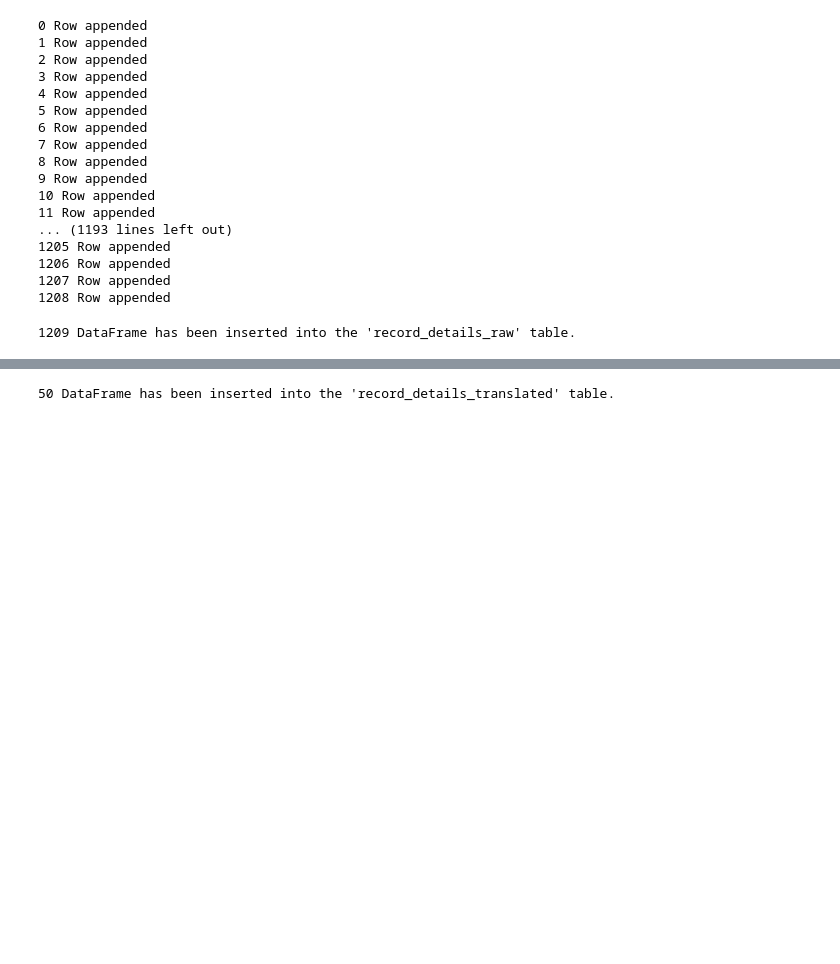
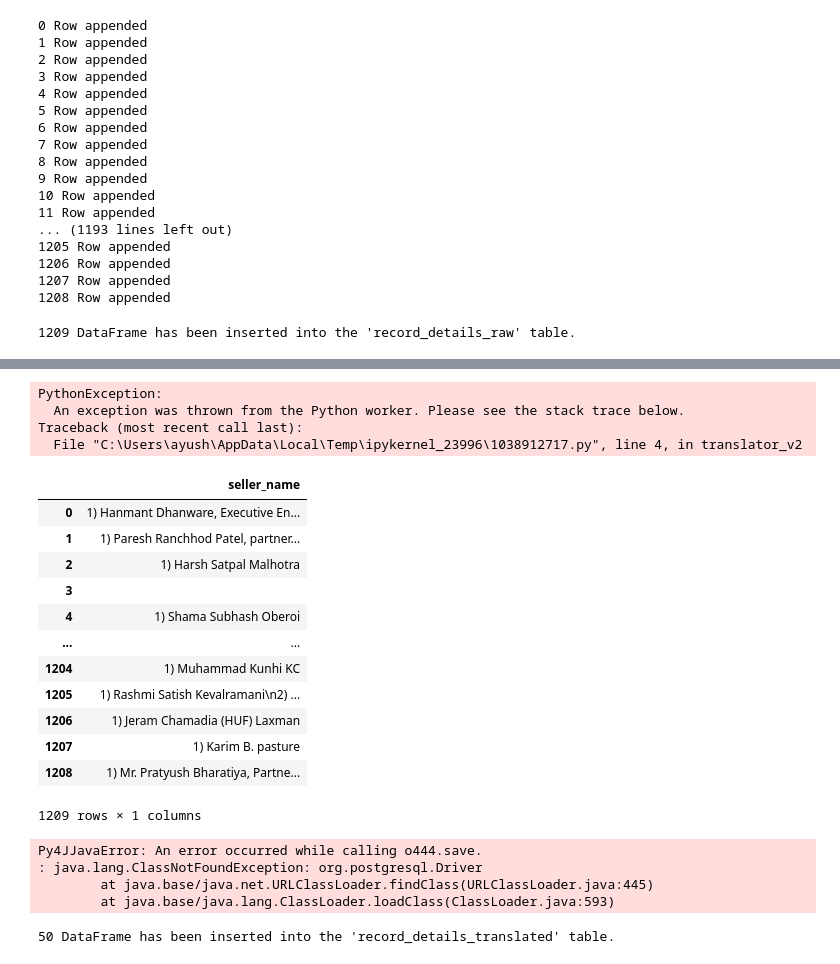
Before and after one commit to AyushBajpayee/Mumbai_Real_Estate_Data, a Jupyter notebook: playground.ipynb, the cells around one changed output, grey strips where cells are left out. Cells and saved outputs as stored; diff of their text form; code cells hidden in the pictures; blank space fills up the shorter version.

```diff
--- a/playground.ipynb
+++ b/playground.ipynb
@@ -173,0 +250,16 @@ SSLError: HTTPSConnectionPool(host='translate.google.com', port=443): Max retrie
+# %%
+cols_to_translate = [
+    'diarrhea type',
+    'Du Prohibit Office',
+    'Will write',
+    # 'Will write down',
+    'Other information'
+    ]
+
+for column in cols_to_translate:
+    print(column)
+    # df_transformed = spark_df.withColumn(column, translate_udf(col(column)))
+    #spark_df.withColumn(column, translate_udf(spark_df[column])).show()
+    spark_df = spark_df.withColumn(column, translate_udf(spark_df[column]))
+
+spark_df = spark_df.withColumn('Will write down', translate_udf_og(spark_df['Will write down']))
@@ -173,0 +304,3 @@ SSLError: HTTPSConnectionPool(host='translate.google.com', port=443): Max retrie
+# %%
+spark_df = spark_df.withColumnRenamed(existing='Will write',new='buyer_name')
+spark_df = spark_df.withColumnRenamed(existing='Will write down',new='seller_name')
@@ -173,0 +320,2 @@ SSLError: HTTPSConnectionPool(host='translate.google.com', port=443): Max retrie
+# %%
+new_df = spark_df
@@ -174,3 +384,51 @@ SSLError: HTTPSConnectionPool(host='translate.google.com', port=443): Max retrie
+# %%
+check_df = new_df.select(['Sl no', 'Diarrhea no', 'diarrhea type', 'seller_name', 'Du Prohibit Office','Year','buyer_name','seller_name','Other information',
+                          'List no 2']).toPandas()
+# %% [output]
+PythonException:
+  An exception was thrown from the Python worker. Please see the stack trace below.
+Traceback (most recent call last):
+  File "C:\Users\ayush\AppData\Local\Temp\ipykernel_23996\1038912717.py", line 4, in translator_v2
+# %%
+check_df
+# %% [output]
+|  | seller_name |
+| 0 | 1) Hanmant Dhanware, Executive En... |
+| 1 | 1) Paresh Ranchhod Patel, partner... |
+| 2 | 1) Harsh Satpal Malhotra |
+| 3 |  |
+| 4 | 1) Shama Subhash Oberoi |
+| ... | ... |
+| 1204 | 1) Muhammad Kunhi KC |
+| 1205 | 1) Rashmi Satish Kevalramani\n2) ... |
+| 1206 | 1) Jeram Chamadia (HUF) Laxman |
+| 1207 | 1) Karim B. pasture |
+| 1208 | 1) Mr. Pratyush Bharatiya, Partne... |
+1209 rows × 1 columns
+# %%
+# Save the DataFrame to a table in PostgreSQL
+table_name = "record_details_translated"  # Replace with your desired table name
+jdbc_url = "jdbc:postgresql://127.0.0.1:5432/propReturns"  # Replace with your PostgreSQL connection details
+properties = {
+    "user": "postgres",    # Replace with your PostgreSQL username
+    "password": "Sunrise12345",  # Replace with your PostgreSQL password
+    "driver": "org.postgresql.Driver"
+}
+
+spark_df.write \
+    .mode("overwrite") \
+    .format("jdbc") \
+    .option("url", jdbc_url) \
+    .option("dbtable", table_name) \
+    .option("user", properties["user"]) \
+    .option("password", properties["password"]) \
+    .option("driver", properties["driver"]) \
+    .save()
+# %% [output]
+Py4JJavaError: An error occurred while calling o444.save.
+: java.lang.ClassNotFoundException: org.postgresql.Driver
+        at java.base/java.net.URLClassLoader.findClass(URLClassLoader.java:445)
+        at java.base/java.lang.ClassLoader.loadClass(ClassLoader.java:593)
 # %%
 table_name = 'record_details_translated'
 records_translate.to_sql(table_name, engine, if_exists='replace', index=True)
```
Also changed, not shown: parts of 20 cells of this notebook.
